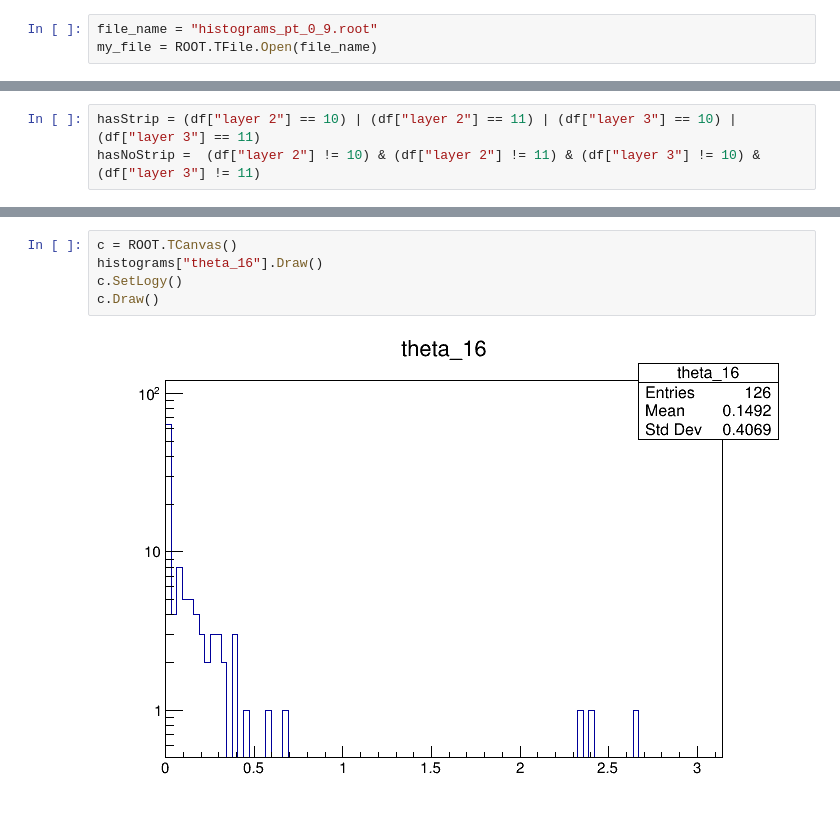
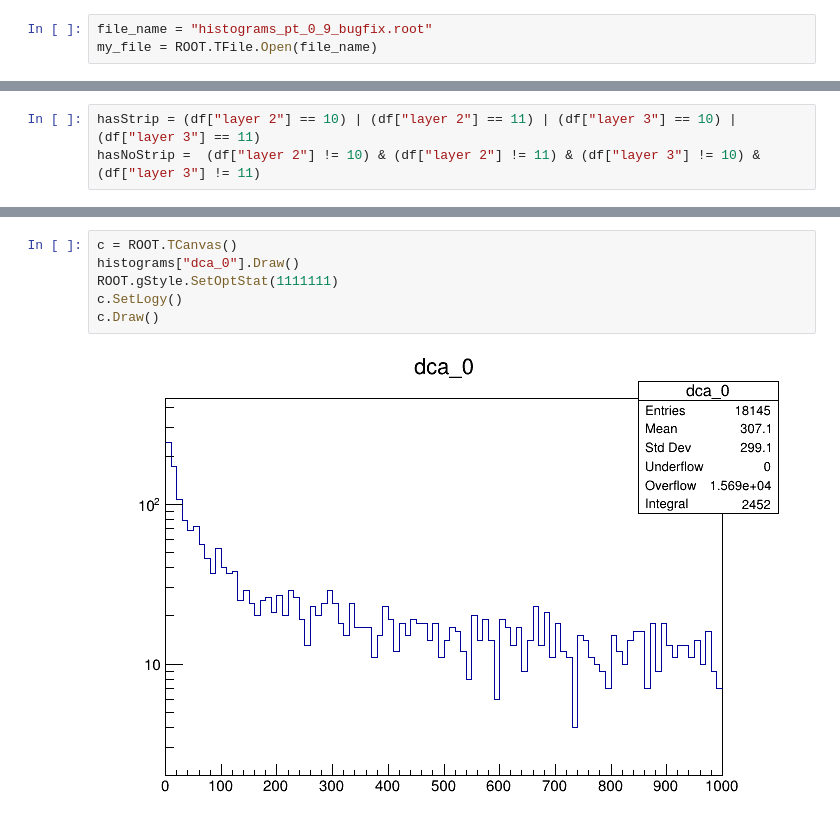
Before and after one commit to CarstenHensel/CAStripTools, a Jupyter notebook: ThetaDCA_Analyzer.ipynb, the cells around one changed output, grey strips where cells are left out. Drawn from its saved outputs; the diff is of its cells as text.

Commit message:
added FoM and more histograms

```diff
--- a/ThetaDCA_Analyzer.ipynb
+++ b/ThetaDCA_Analyzer.ipynb
@@ -3,7 +3,7 @@ import ROOT
 from matplotlib import pyplot as plt
 import pandas as pd
 # %%
-file_name = "histograms_pt_0_9.root"
+file_name = "histograms_pt_0_9_bugfix.root"
 my_file = ROOT.TFile.Open(file_name)
 # %%
 # triplet numbering
@@ -167,8 +138,9 @@ df[hasStrip & (df["entries"] > 30) & (df["cut"] == "dca")]
 # %%
 c = ROOT.TCanvas()
-histograms["theta_16"].Draw()
+histograms["dca_0"].Draw()
+ROOT.gStyle.SetOptStat(1111111)
 c.SetLogy()
 c.Draw()
 # %% [output]
-[figure, old version]
+[figure, new version]
 # %%
```
Also changed, not shown: parts of 9 cells of this notebook.
